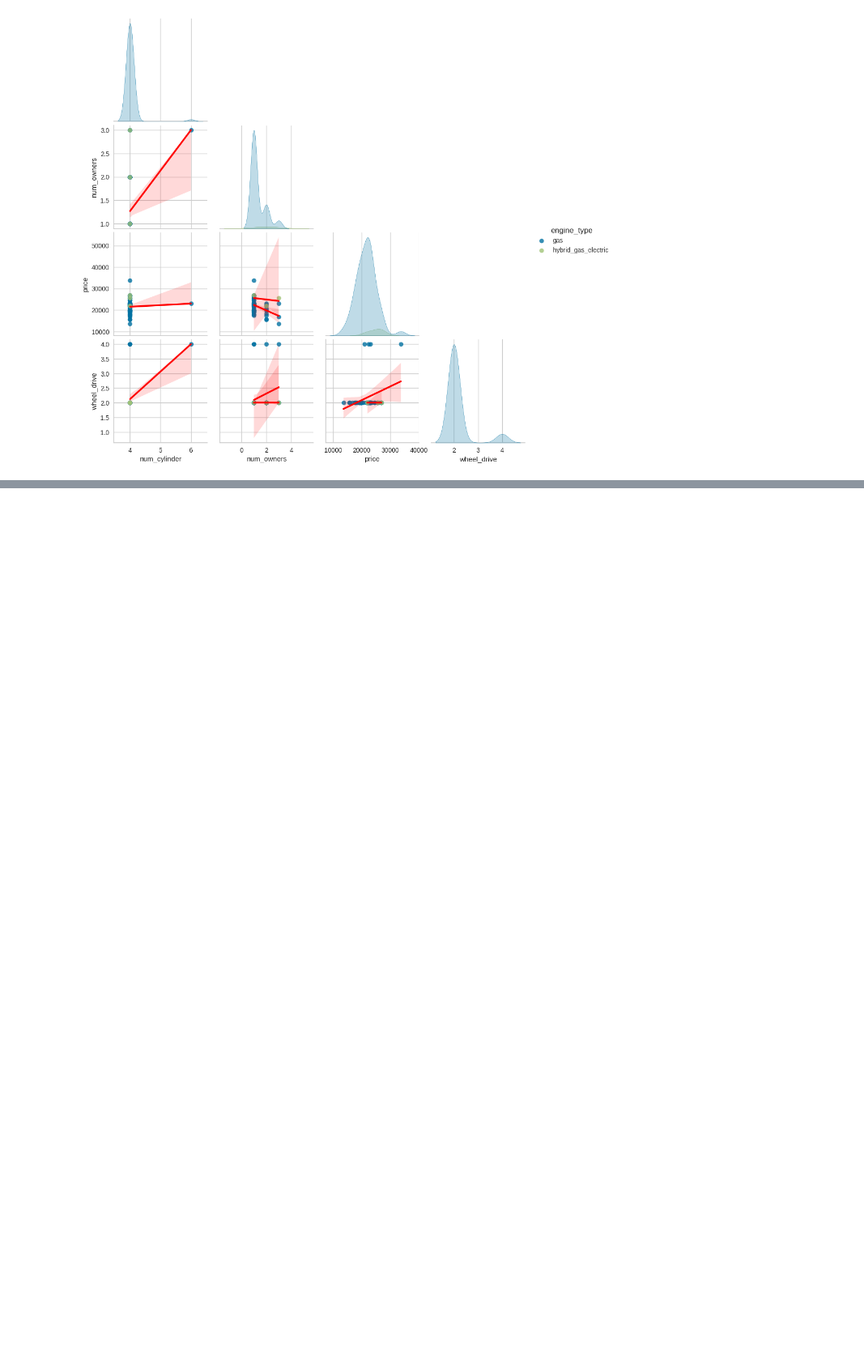
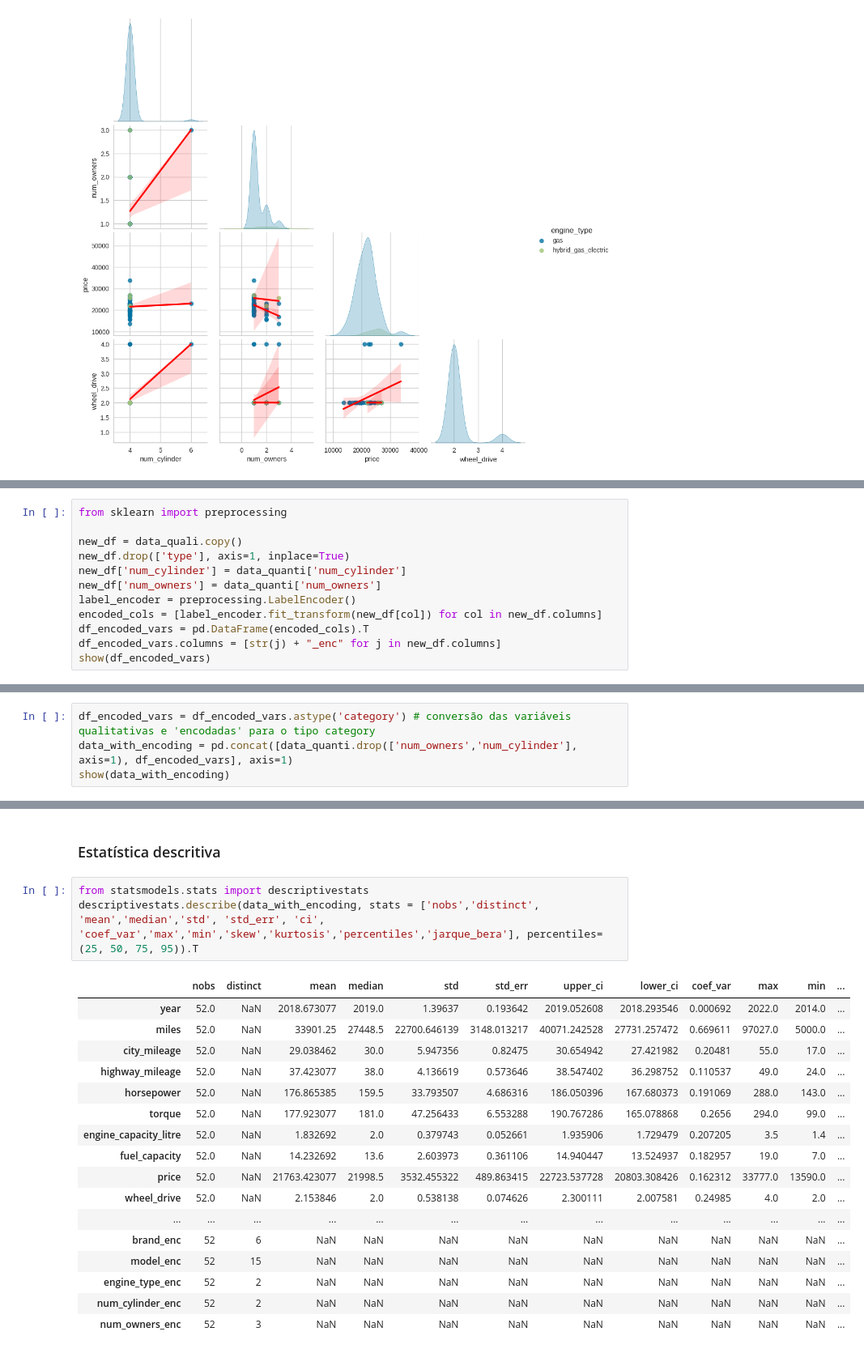
Before and after one commit to carlosvneves/post_tech_fase02_desafio_aula05, a Jupyter notebook: src/desafio_fase02_aula05/explore.ipynb, the cells around one changed output, grey strips where cells are left out. Shown at 81% size. Cells and saved outputs as stored; diff of their text form; blank space fills up the shorter version.

```diff
--- a/src/desafio_fase02_aula05/explore.ipynb
+++ b/src/desafio_fase02_aula05/explore.ipynb
@@ -373,0 +586,12 @@ p = pairplot(newdf, hue= 'engine_type',vars=vars,  kind='reg',corner=True, heigh
+# %%
+from sklearn import preprocessing
+
+new_df = data_quali.copy()
+new_df.drop(['type'], axis=1, inplace=True)
+new_df['num_cylinder'] = data_quanti['num_cylinder']
+new_df['num_owners'] = data_quanti['num_owners']
+label_encoder = preprocessing.LabelEncoder()
+encoded_cols = [label_encoder.fit_transform(new_df[col]) for col in new_df.columns]
+df_encoded_vars = pd.DataFrame(encoded_cols).T
+df_encoded_vars.columns = [str(j) + "_enc" for j in new_df.columns]
+show(df_encoded_vars)
@@ -373,0 +614,4 @@ p = pairplot(newdf, hue= 'engine_type',vars=vars,  kind='reg',corner=True, heigh
+# %%
+df_encoded_vars = df_encoded_vars.astype('category') # conversão das variáveis qualitativas e 'encodadas' para o tipo category
+data_with_encoding = pd.concat([data_quanti.drop(['num_owners','num_cylinder'], axis=1), df_encoded_vars], axis=1)
+show(data_with_encoding)
@@ -373,0 +641,23 @@ p = pairplot(newdf, hue= 'engine_type',vars=vars,  kind='reg',corner=True, heigh
+# %% [markdown]
+### Estatística descritiva
+# %%
+from statsmodels.stats import descriptivestats
+descriptivestats.describe(data_with_encoding, stats = ['nobs','distinct', 'mean','median','std', 'std_err', 'ci', 'coef_var','max','min','skew','kurtosis','percentiles','jarque_bera'], percentiles=(25, 50, 75, 95)).T
+# %% [output]
+|  | nobs | distinct | mean | median | std | std_err | upper_ci | lower_ci | coef_var | max | min | ... |
+| year | 52.0 | NaN | 2018.673077 | 2019.0 | 1.39637 | 0.193642 | 2019.052608 | 2018.293546 | 0.000692 | 2022.0 | 2014.0 | ... |
+| miles | 52.0 | NaN | 33901.25 | 27448.5 | 22700.646139 | 3148.013217 | 40071.242528 | 27731.257472 | 0.669611 | 97027.0 | 5000.0 | ... |
+| city_mileage | 52.0 | NaN | 29.038462 | 30.0 | 5.947356 | 0.82475 | 30.654942 | 27.421982 | 0.20481 | 55.0 | 17.0 | ... |
+| highway_mileage | 52.0 | NaN | 37.423077 | 38.0 | 4.136619 | 0.573646 | 38.547402 | 36.298752 | 0.110537 | 49.0 | 24.0 | ... |
+| horsepower | 52.0 | NaN | 176.865385 | 159.5 | 33.793507 | 4.686316 | 186.050396 | 167.680373 | 0.191069 | 288.0 | 143.0 | ... |
+| torque | 52.0 | NaN | 177.923077 | 181.0 | 47.256433 | 6.553288 | 190.767286 | 165.078868 | 0.2656 | 294.0 | 99.0 | ... |
+| engine_capacity_litre | 52.0 | NaN | 1.832692 | 2.0 | 0.379743 | 0.052661 | 1.935906 | 1.729479 | 0.207205 | 3.5 | 1.4 | ... |
+| fuel_capacity | 52.0 | NaN | 14.232692 | 13.6 | 2.603973 | 0.361106 | 14.940447 | 13.524937 | 0.182957 | 19.0 | 7.0 | ... |
+| price | 52.0 | NaN | 21763.423077 | 21998.5 | 3532.455322 | 489.863415 | 22723.537728 | 20803.308426 | 0.162312 | 33777.0 | 13590.0 | ... |
+| wheel_drive | 52.0 | NaN | 2.153846 | 2.0 | 0.538138 | 0.074626 | 2.300111 | 2.007581 | 0.24985 | 4.0 | 2.0 | ... |
+| ... | ... | ... | ... | ... | ... | ... | ... | ... | ... | ... | ... | ... |
+| brand_enc | 52 | 6 | NaN | NaN | NaN | NaN | NaN | NaN | NaN | NaN | NaN | ... |
+| model_enc | 52 | 15 | NaN | NaN | NaN | NaN | NaN | NaN | NaN | NaN | NaN | ... |
+| engine_type_enc | 52 | 2 | NaN | NaN | NaN | NaN | NaN | NaN | NaN | NaN | NaN | ... |
+| num_cylinder_enc | 52 | 2 | NaN | NaN | NaN | NaN | NaN | NaN | NaN | NaN | NaN | ... |
+| num_owners_enc | 52 | 3 | NaN | NaN | NaN | NaN | NaN | NaN | NaN | NaN | NaN | ... |
```
Also changed, not shown: parts of 54 cells of this notebook, 2 other files.
